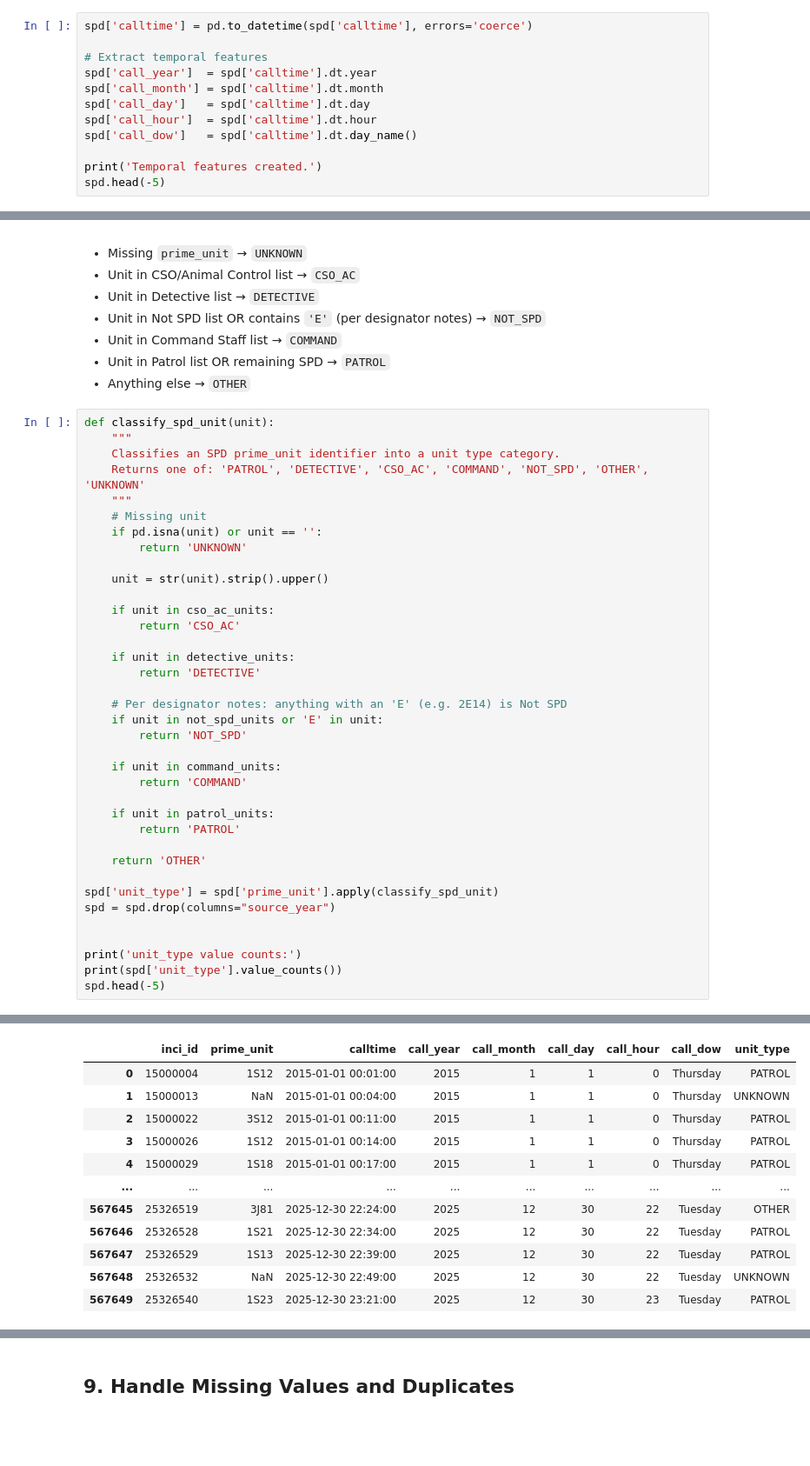
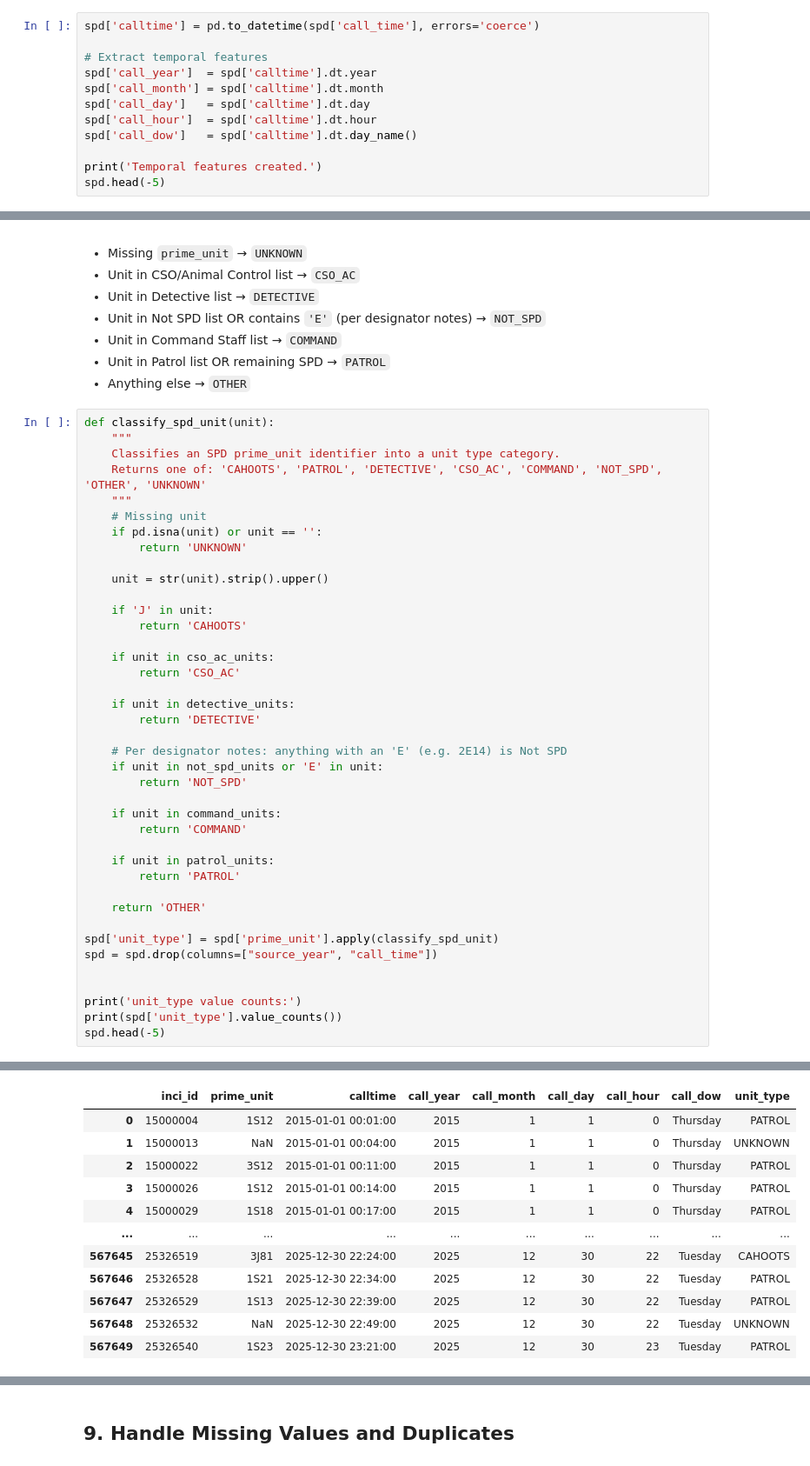
Before and after one commit to ilhanmahmood/dsci410_analyzing_cahoots_call_volumes, a Jupyter notebook: spd_cleaning.ipynb, the cells around one changed output, grey strips where cells are left out. Shown at 87% size. Saved outputs shown, nothing was run; the diff lists cells and outputs as text; blank space fills up the shorter version.

```diff
--- a/spd_cleaning.ipynb
+++ b/spd_cleaning.ipynb
@@ -192,7 +192,7 @@ Sample prime_unit values:
 # %% [markdown]
 ## 7. Convert call_time to Datetime and Extract Temporal Features
 # %%
-spd['calltime'] = pd.to_datetime(spd['calltime'], errors='coerce')
+spd['calltime'] = pd.to_datetime(spd['call_time'], errors='coerce')
 
 # Extract temporal features
 spd['call_year']  = spd['calltime'].dt.year
@@ -234,13 +234,16 @@ Classification rules (in order):
 def classify_spd_unit(unit):
     """
     Classifies an SPD prime_unit identifier into a unit type category.
-    Returns one of: 'PATROL', 'DETECTIVE', 'CSO_AC', 'COMMAND', 'NOT_SPD', 'OTHER', 'UNKNOWN'
+    Returns one of: 'CAHOOTS', 'PATROL', 'DETECTIVE', 'CSO_AC', 'COMMAND', 'NOT_SPD', 'OTHER', 'UNKNOWN'
     """
     # Missing unit
     if pd.isna(unit) or unit == '':
         return 'UNKNOWN'
 
     unit = str(unit).strip().upper()
+
+    if 'J' in unit:
+        return 'CAHOOTS'
 
     if unit in cso_ac_units:
         return 'CSO_AC'
@@ -261,7 +264,7 @@ def classify_spd_unit(unit):
     return 'OTHER'
 
 spd['unit_type'] = spd['prime_unit'].apply(classify_spd_unit)
-spd = spd.drop(columns="source_year")
+spd = spd.drop(columns=["source_year", "call_time"])
 
 
 print('unit_type value counts:')
@@ -276,16 +280,16 @@ UNKNOWN       79587
 CSO_AC        34200
 DETECTIVE      3281
 COMMAND         209
 NOT_SPD          62
 Name: count, dtype: int64
 |  | inci_id | prime_unit | calltime | call_year | call_month | call_day | call_hour | call_dow | unit_type |
 | 0 | 15000004 | 1S12 | 2015-01-01 00:01:00 | 2015 | 1 | 1 | 0 | Thursday | PATROL |
 | 1 | 15000013 | NaN | 2015-01-01 00:04:00 | 2015 | 1 | 1 | 0 | Thursday | UNKNOWN |
 | 2 | 15000022 | 3S12 | 2015-01-01 00:11:00 | 2015 | 1 | 1 | 0 | Thursday | PATROL |
 | 3 | 15000026 | 1S12 | 2015-01-01 00:14:00 | 2015 | 1 | 1 | 0 | Thursday | PATROL |
 | 4 | 15000029 | 1S18 | 2015-01-01 00:17:00 | 2015 | 1 | 1 | 0 | Thursday | PATROL |
 | ... | ... | ... | ... | ... | ... | ... | ... | ... | ... |
-| 567645 | 25326519 | 3J81 | 2025-12-30 22:24:00 | 2025 | 12 | 30 | 22 | Tuesday | OTHER |
+| 567645 | 25326519 | 3J81 | 2025-12-30 22:24:00 | 2025 | 12 | 30 | 22 | Tuesday | CAHOOTS |
 | 567646 | 25326528 | 1S21 | 2025-12-30 22:34:00 | 2025 | 12 | 30 | 22 | Tuesday | PATROL |
 | 567647 | 25326529 | 1S13 | 2025-12-30 22:39:00 | 2025 | 12 | 30 | 22 | Tuesday | PATROL |
 | 567648 | 25326532 | NaN | 2025-12-30 22:49:00 | 2025 | 12 | 30 | 22 | Tuesday | UNKNOWN |
```
Also changed, not shown: parts of 6 cells of this notebook, 6 other files.
